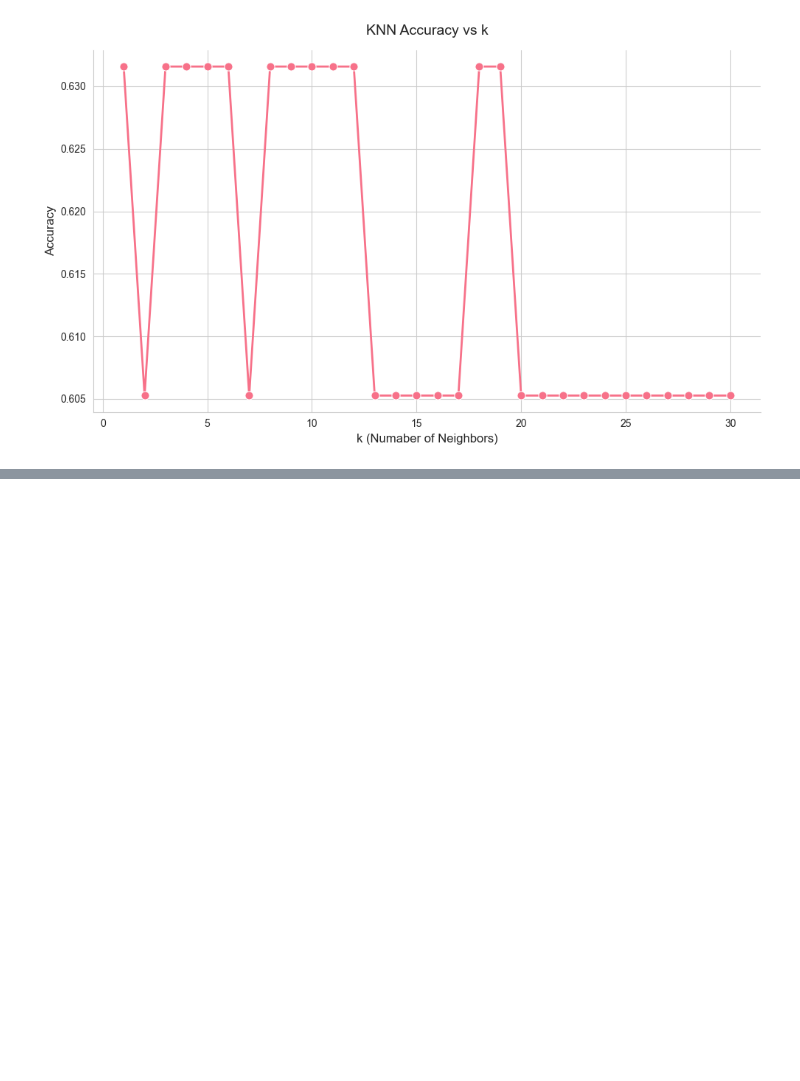
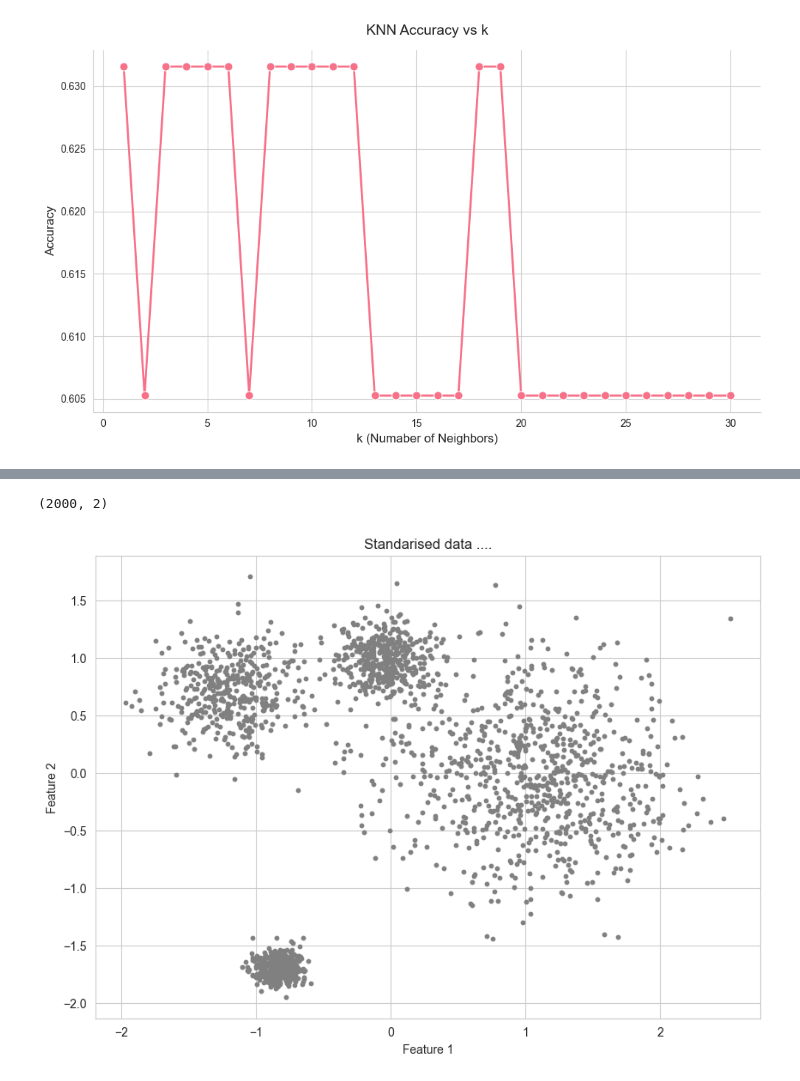
Before and after one commit to RastaAmanek/github, a Jupyter notebook: 14/misc_ml_methods.ipynb, the cells around one changed output, grey strips where cells are left out. Drawn from its saved outputs; the diff is of its cells as text; code cells hidden in the pictures; blank space fills up the shorter version.

```diff
--- a/14/misc_ml_methods.ipynb
+++ b/14/misc_ml_methods.ipynb
@@ -143,0 +148,18 @@ plt.tight_layout()
+# %%
+X, y = make_blobs(n_samples=2000, centers=5, cluster_std=[1.0, 2.5, 0.5, 1.5, 3.0], random_state=42)
+# %%
+X.shape
+# %% [output]
+(2000, 2)
+# %%
+scaler = StandardScaler()
+X_scaled = scaler.fit_transform(X)
+# %%
+plt.figure(figsize=(10, 7))
+plt.scatter(X_scaled[:, 0], X_scaled[:, 1], s=10, c='gray')
+plt.title('Standarised data ....')
+plt.xlabel('Feature 1')
+plt.ylabel('Feature 2')
+plt.show()
+# %% [output]
+[figure, added]
```
Also changed, not shown: parts of 10 cells of this notebook.
